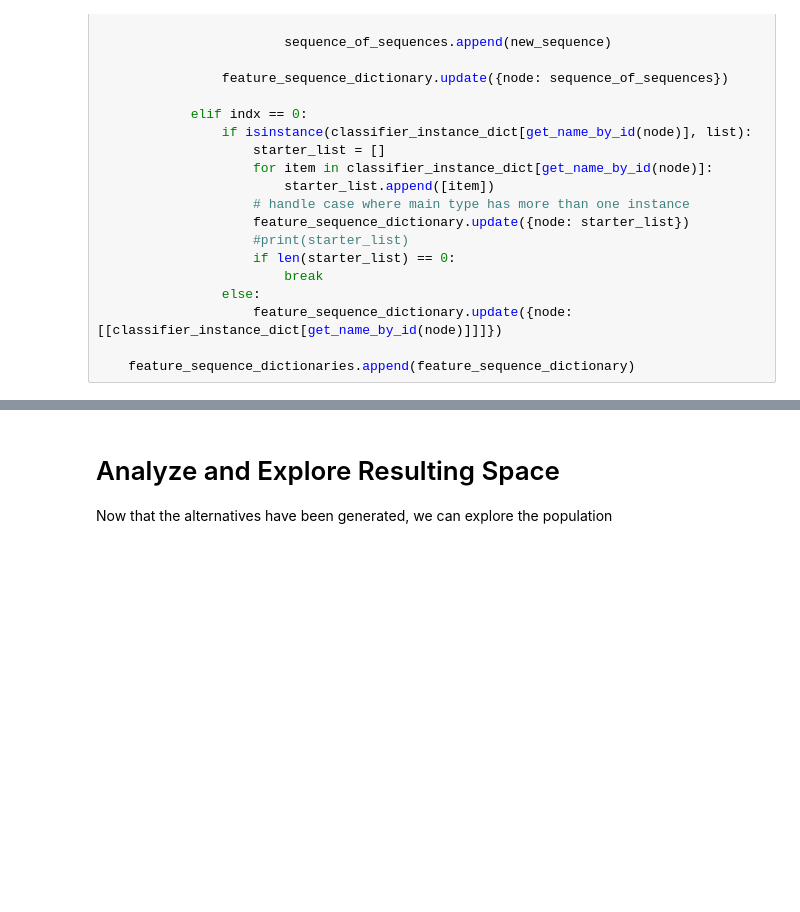
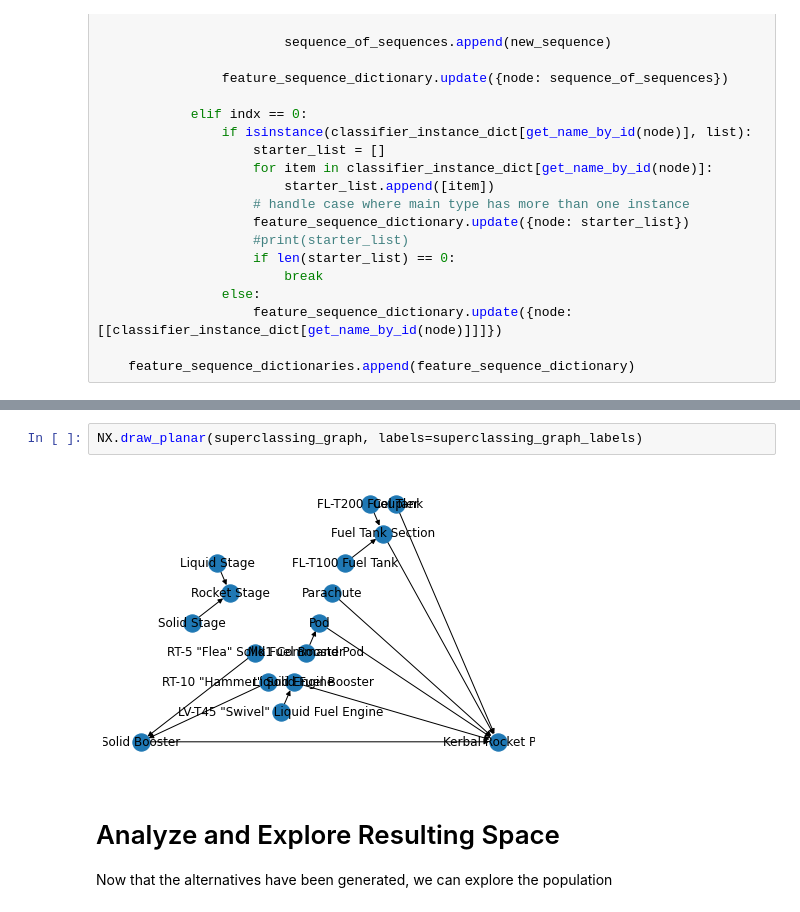
Before and after one commit to bjorncole/pyMBE, a Jupyter notebook: notebooks/Kerbal Model.ipynb, the cells around one changed output, grey strips where cells are left out. Saved outputs shown, nothing was run; the diff lists cells and outputs as text; blank space fills up the shorter version.

```diff
--- a/notebooks/Kerbal Model.ipynb
+++ b/notebooks/Kerbal Model.ipynb
@@ -838,3 +873,7 @@ boosters, id 682fc895-6868-4256-be22-47edf52ea120
+# %%
+NX.draw_planar(superclassing_graph, labels=superclassing_graph_labels)
+# %% [output]
+[figure, added]
 # %% [markdown]
 # Analyze and Explore Resulting Space
 
```
Also changed, not shown: parts of 49 cells of this notebook.
